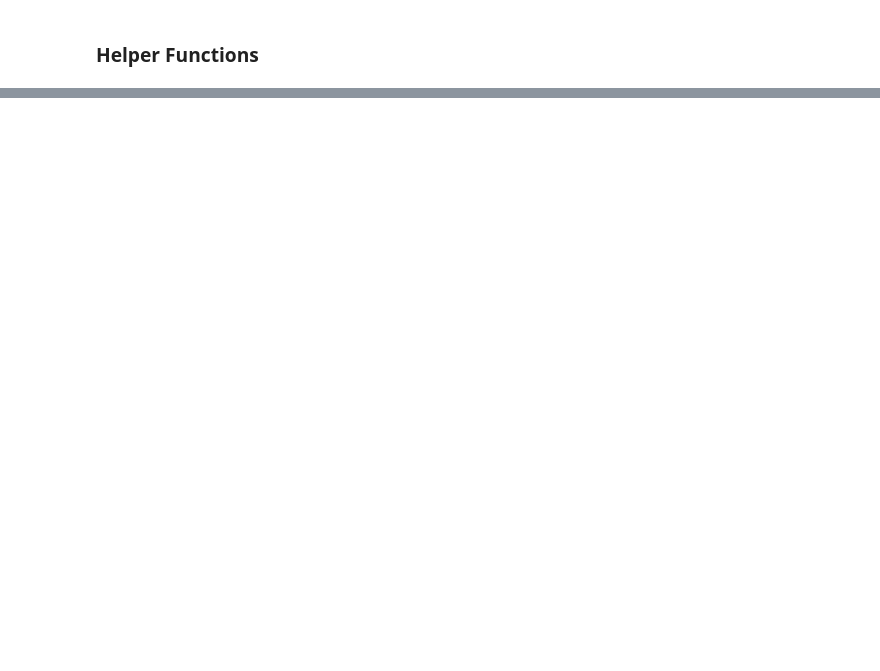
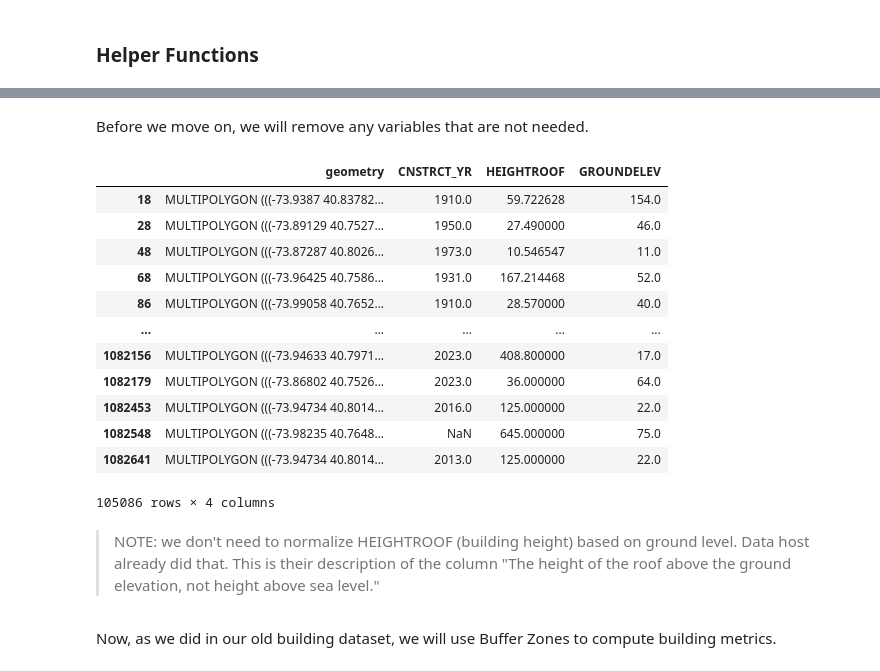
Before and after one commit to adamz312/cooling_with_code, a Jupyter notebook: 02_more_dataset_generation.ipynb, the cells around one changed output, grey strips where cells are left out. Saved outputs shown, nothing was run; the diff lists cells and outputs as text; code cells hidden in the pictures; blank space fills up the shorter version.

```diff
--- a/02_more_dataset_generation.ipynb
+++ b/02_more_dataset_generation.ipynb
@@ -80,0 +460,5 @@ drive.mount('/content/drive')
+# %%
+# Define the bounding box for the entire data region using (Latitude, Longitude)
+# This is the region of New York City that contains our temperature dataset
+lower_left = (40.75, -74.01)
+upper_right = (40.88, -73.86)
@@ -80,0 +578,11 @@ drive.mount('/content/drive')
+# %%
+padding = 0.0015
+
+# Compute the centroid for each building polygon.
+# Then filter the bldg GeoDataFrame based on the bounding box we are using for New York City
+buildings_gdf = buildings_gdf[
+    (buildings_gdf.geometry.centroid.y >= lower_left[0] + padding) &
+    (buildings_gdf.geometry.centroid.y <= upper_right[0] - padding) &
+    (buildings_gdf.geometry.centroid.x >= lower_left[1] + padding) &
+    (buildings_gdf.geometry.centroid.x <= upper_right[1] - padding)
+]
@@ -80,0 +611,28 @@ drive.mount('/content/drive')
+# %% [markdown]
+Before we move on, we will remove any variables that are not needed.
+# %%
+#drop cols we dont need
+buildings_gdf.drop(columns=["NAME","BIN",
+                            "LSTMODDATE", "LSTSTATYPE", "DOITT_ID",
+                            "FEAT_CODE", "SHAPE_AREA", "SHAPE_LEN",
+                            "BASE_BBL", "MPLUTO_BBL", "GEOMSOURCE",
+                            "GLOBALID"],inplace=True)
+buildings_gdf
+# %% [output]
+|  | geometry | CNSTRCT_YR | HEIGHTROOF | GROUNDELEV |
+| 18 | MULTIPOLYGON (((-73.9387 40.83782... | 1910.0 | 59.722628 | 154.0 |
+| 28 | MULTIPOLYGON (((-73.89129 40.7527... | 1950.0 | 27.490000 | 46.0 |
+| 48 | MULTIPOLYGON (((-73.87287 40.8026... | 1973.0 | 10.546547 | 11.0 |
+| 68 | MULTIPOLYGON (((-73.96425 40.7586... | 1931.0 | 167.214468 | 52.0 |
+| 86 | MULTIPOLYGON (((-73.99058 40.7652... | 1910.0 | 28.570000 | 40.0 |
+| ... | ... | ... | ... | ... |
+| 1082156 | MULTIPOLYGON (((-73.94633 40.7971... | 2023.0 | 408.800000 | 17.0 |
+| 1082179 | MULTIPOLYGON (((-73.86802 40.7526... | 2023.0 | 36.000000 | 64.0 |
+| 1082453 | MULTIPOLYGON (((-73.94734 40.8014... | 2016.0 | 125.000000 | 22.0 |
+| 1082548 | MULTIPOLYGON (((-73.98235 40.7648... | NaN | 645.000000 | 75.0 |
+| 1082641 | MULTIPOLYGON (((-73.94734 40.8014... | 2013.0 | 125.000000 | 22.0 |
+105086 rows × 4 columns
+# %% [markdown]
+>NOTE: we don't need to normalize HEIGHTROOF (building height) based on ground level. Data host already did that. This is their description of the column "The height of the roof above the ground elevation, not height above sea level."
+# %% [markdown]
+Now, as we did in our old building dataset, we will use Buffer Zones to compute building metrics.
```
Also changed, not shown: parts of 59 cells of this notebook.
